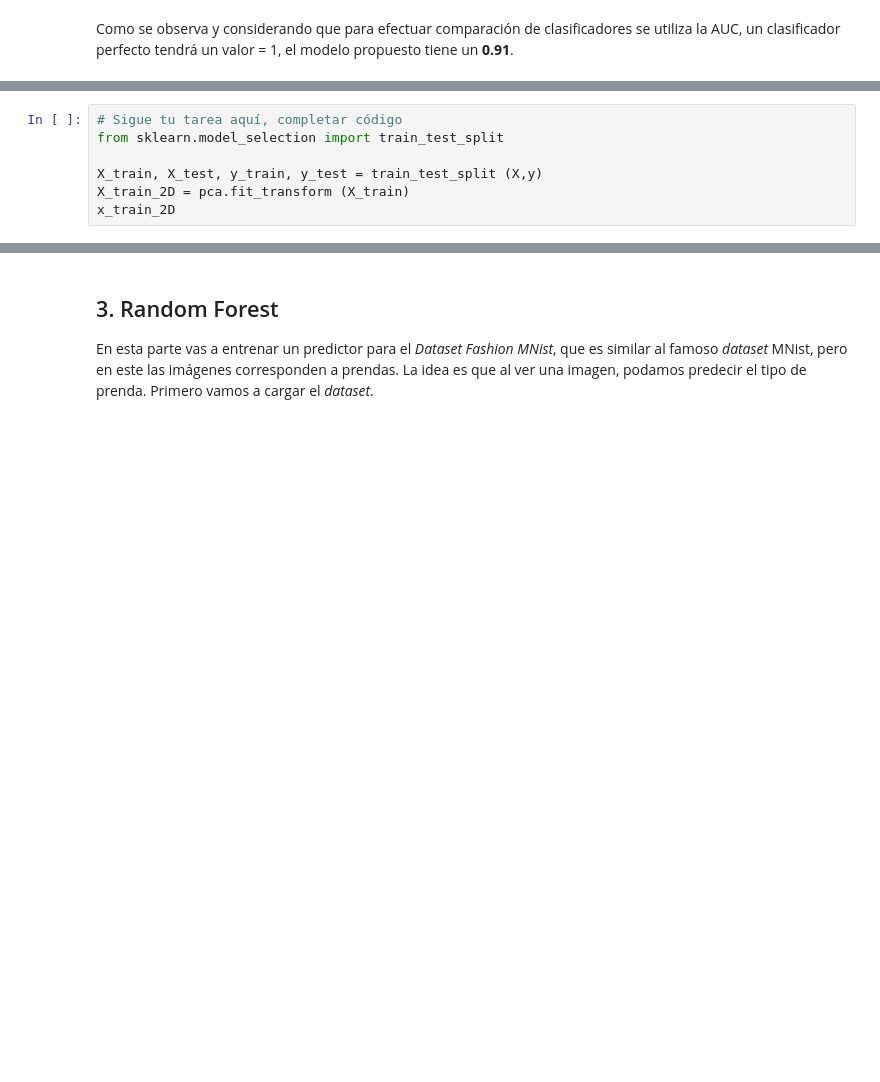
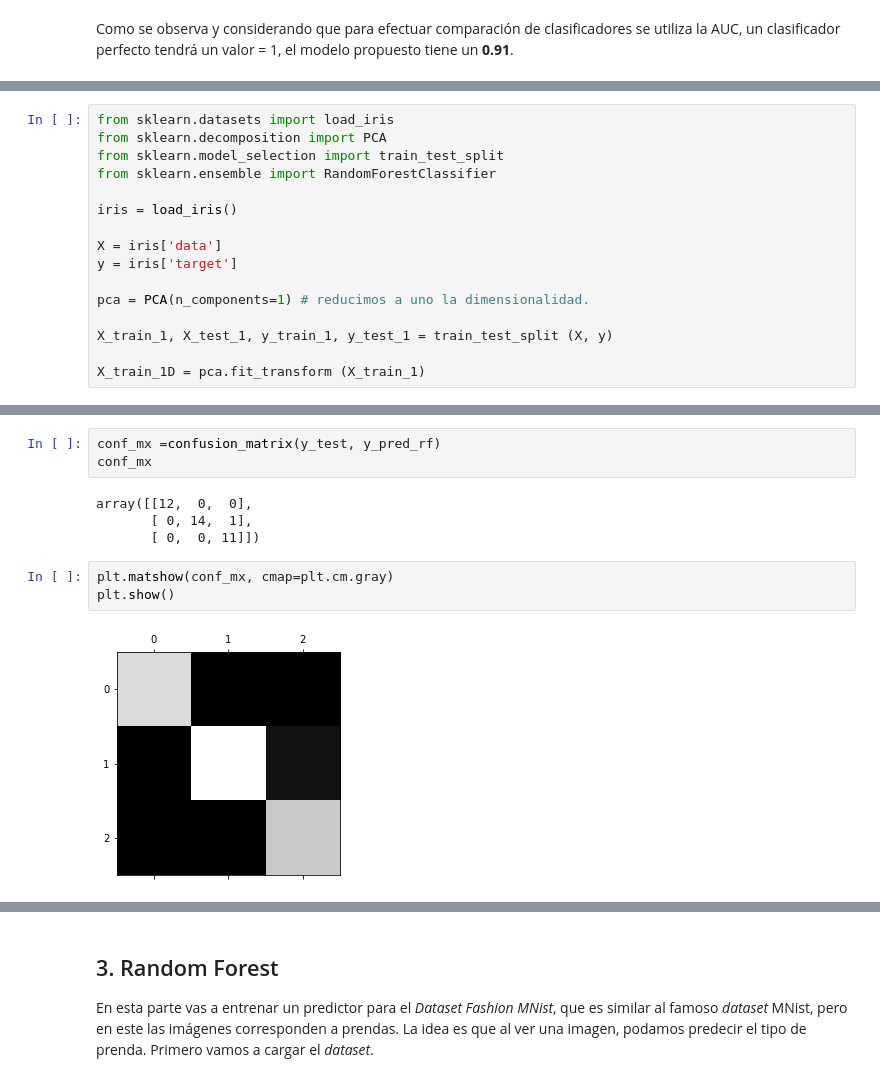
Before and after one commit to educarrascov/MIA_MachineLearning, a Jupyter notebook: 0. Trabajo Final MIA/Actividad Final educarrascov.ipynb, the cells around one changed output, grey strips where cells are left out. Saved outputs shown, nothing was run; the diff lists cells and outputs as text; blank space fills up the shorter version.

```diff
--- a/0. Trabajo Final MIA/Actividad Final educarrascov.ipynb
+++ b/0. Trabajo Final MIA/Actividad Final educarrascov.ipynb
@@ -358,7 +350,16 @@ Para esta pregunta, puedes usar el clasificador que tú desees (por ejemplo, _ra
 # %%
-# Sigue tu tarea aquí, completar código
+from sklearn.datasets import load_iris
+from sklearn.decomposition import PCA
 from sklearn.model_selection import train_test_split
+from sklearn.ensemble import RandomForestClassifier
 
-X_train, X_test, y_train, y_test = train_test_split (X,y)
-X_train_2D = pca.fit_transform (X_train)
-x_train_2D
+iris = load_iris()
+
+X = iris['data']
+y = iris['target']
+
+pca = PCA(n_components=1) # reducimos a uno la dimensionalidad.
+
+X_train_1, X_test_1, y_train_1, y_test_1 = train_test_split (X, y)
+
+X_train_1D = pca.fit_transform (X_train_1)
@@ -368,0 +517,12 @@ No olvides discutir tu solución **en esta celda**.
+# %%
+conf_mx =confusion_matrix(y_test, y_pred_rf)
+conf_mx
+# %% [output]
+array([[12,  0,  0],
+       [ 0, 14,  1],
+       [ 0,  0, 11]])
+# %%
+plt.matshow(conf_mx, cmap=plt.cm.gray)
+plt.show()
+# %% [output]
+[figure, added]
```
Also changed, not shown: parts of 78 cells of this notebook.
